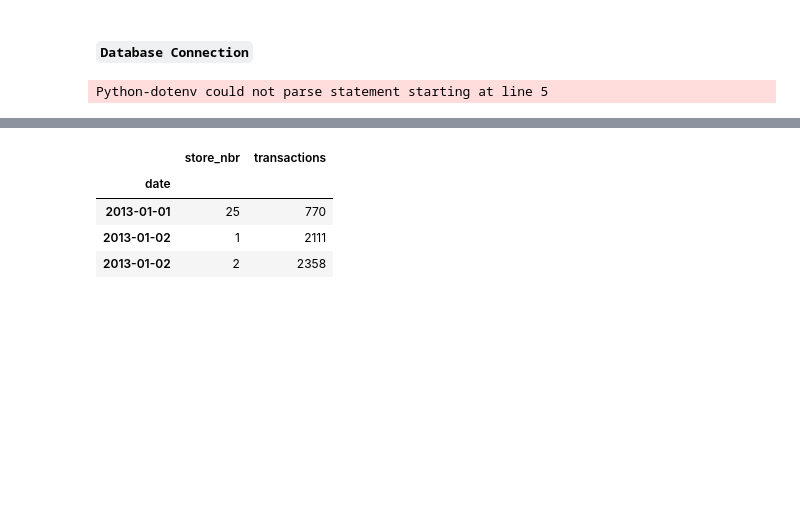
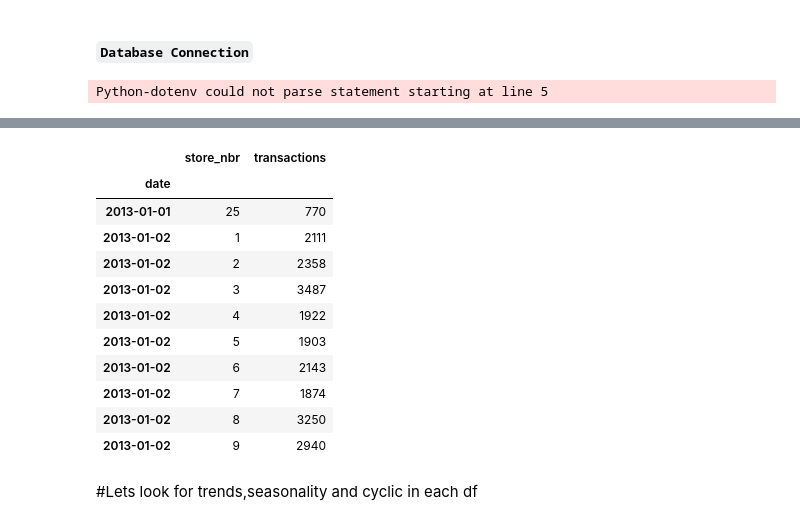
Before and after one commit to kwasichrappah/Time_series_analysis, a Jupyter notebook: sales_forecast.ipynb, the cells around one changed output, grey strips where cells are left out. Cells and saved outputs as stored; diff of their text form; code cells hidden in the pictures; blank space fills up the shorter version.

```diff
--- a/sales_forecast.ipynb
+++ b/sales_forecast.ipynb
@@ -135,10 +150,19 @@ csv_df.head(3)
 # %%
 ##Accessing the csv data
-csv2_df = pd.read_csv("data\\store-sales-forecasting\\transactions.csv",index_col='date')#,parse_dates = 'date')
-csv2_df.head(3)
+transact_df = pd.read_csv("data\\store-sales-forecasting\\transactions.csv",index_col='date',parse_dates = ['date'])
+transact_df.head(10)
 # %% [output]
 |  | store_nbr | transactions |
 | date |  |  |
 | 2013-01-01 | 25 | 770 |
 | 2013-01-02 | 1 | 2111 |
 | 2013-01-02 | 2 | 2358 |
+| 2013-01-02 | 3 | 3487 |
+| 2013-01-02 | 4 | 1922 |
+| 2013-01-02 | 5 | 1903 |
+| 2013-01-02 | 6 | 2143 |
+| 2013-01-02 | 7 | 1874 |
+| 2013-01-02 | 8 | 3250 |
+| 2013-01-02 | 9 | 2940 |
+# %% [markdown]
+#Lets look for trends,seasonality and cyclic in each df
```
Also changed, not shown: parts of 6 cells of this notebook.
